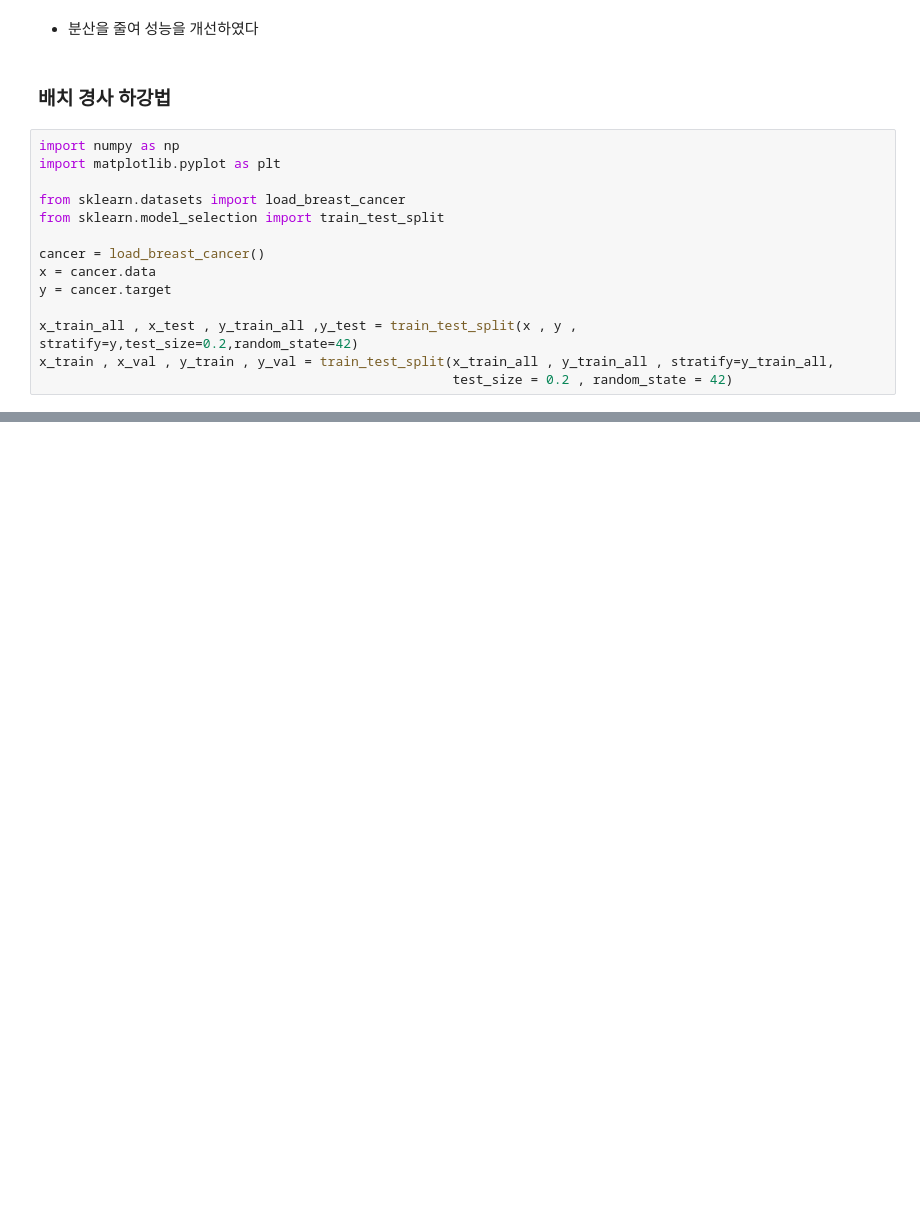
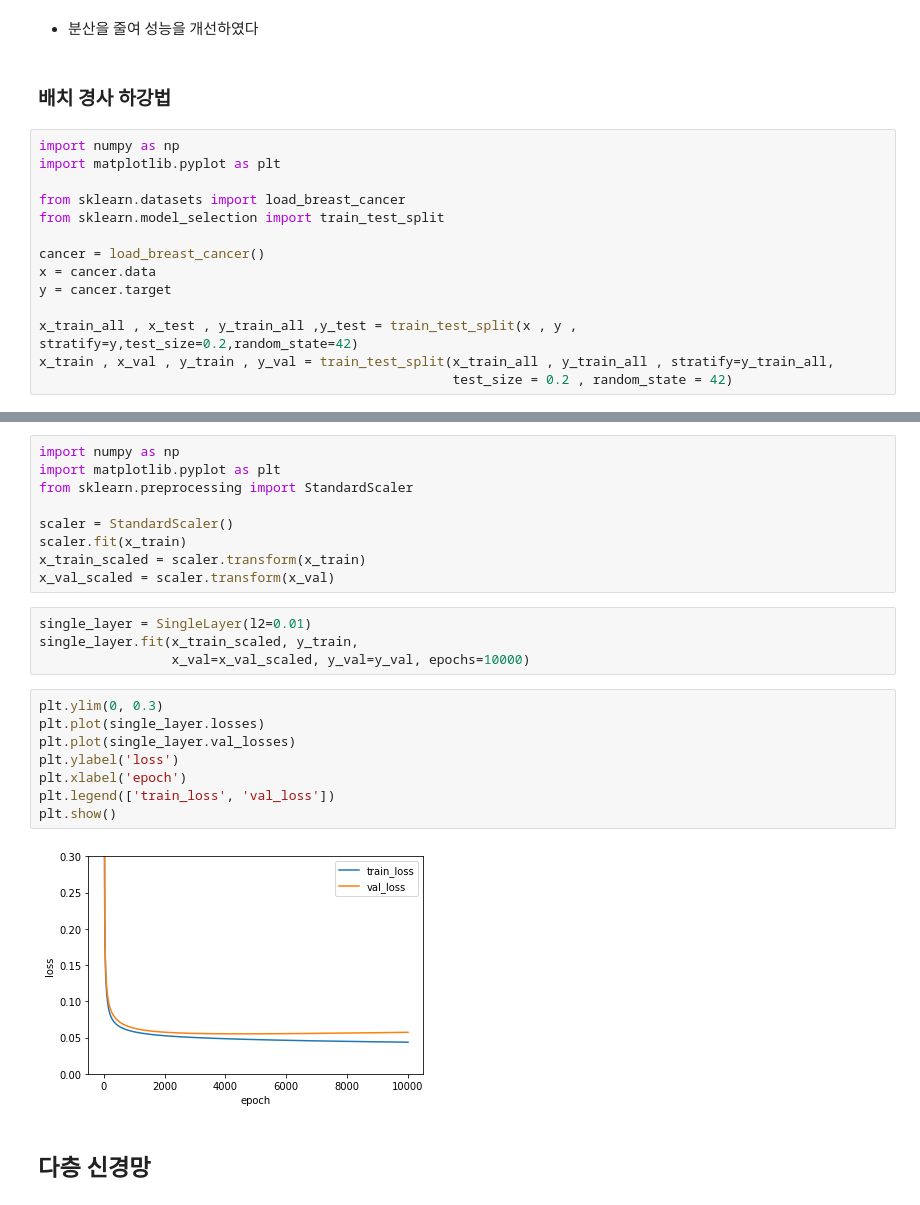
Before and after one commit to Dltmd202/DeepLearningStudy, a Jupyter notebook: DeepLearning.ipynb, the cells around one changed output, grey strips where cells are left out. Saved outputs shown, nothing was run; the diff lists cells and outputs as text; blank space fills up the shorter version.

```diff
--- a/DeepLearning.ipynb
+++ b/DeepLearning.ipynb
@@ -526,0 +562,25 @@ class SingleLayer:
+# %%
+import numpy as np
+import matplotlib.pyplot as plt
+from sklearn.preprocessing import StandardScaler
+
+scaler = StandardScaler()
+scaler.fit(x_train)
+x_train_scaled = scaler.transform(x_train)
+x_val_scaled = scaler.transform(x_val)
+# %%
+single_layer = SingleLayer(l2=0.01)
+single_layer.fit(x_train_scaled, y_train,
+                 x_val=x_val_scaled, y_val=y_val, epochs=10000)
+# %%
+plt.ylim(0, 0.3)
+plt.plot(single_layer.losses)
+plt.plot(single_layer.val_losses)
+plt.ylabel('loss')
+plt.xlabel('epoch')
+plt.legend(['train_loss', 'val_loss'])
+plt.show()
+# %% [output]
+[figure, added]
+# %% [markdown]
+## 다층 신경망
```
Also changed, not shown: parts of 2 cells of this notebook.
